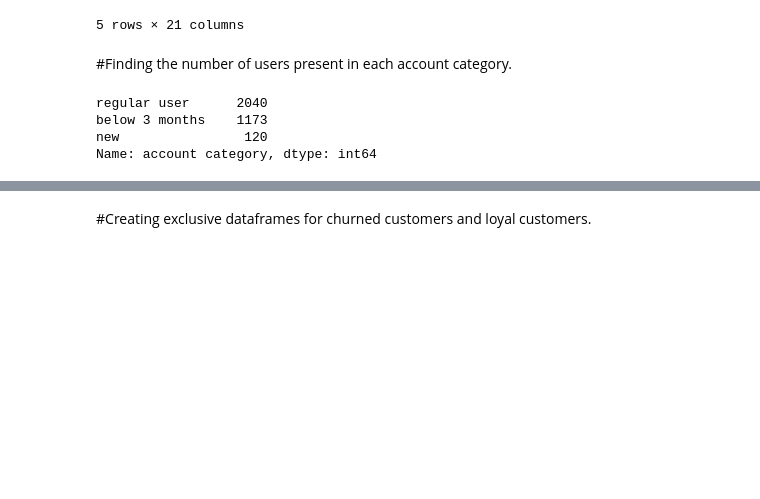
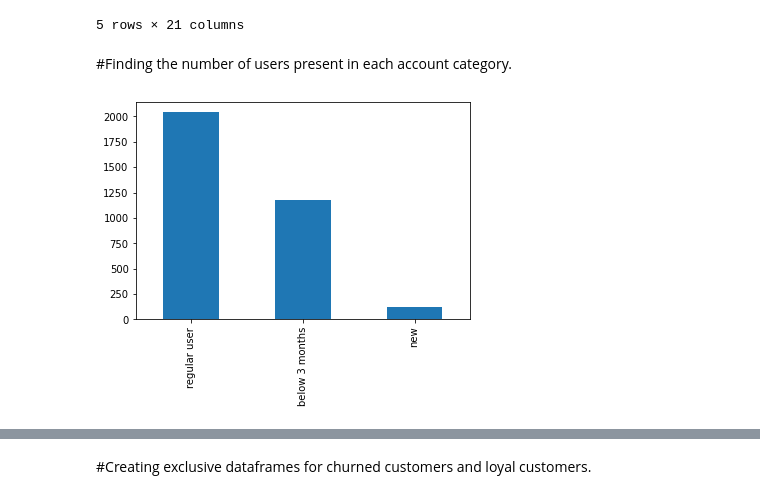
Before and after one commit to Ashvin-Vargez/Telecom-Churn-Analysis-EDA-Project-, a Jupyter notebook: eda_Telecom_Churn_Analysis_Capstone_Project.ipynb, the cells around one changed output, grey strips where cells are left out. Saved outputs shown, nothing was run; the diff lists cells and outputs as text; code cells hidden in the pictures; blank space fills up the shorter version.

```diff
--- a/eda_Telecom_Churn_Analysis_Capstone_Project.ipynb
+++ b/eda_Telecom_Churn_Analysis_Capstone_Project.ipynb
@@ -162,10 +169,9 @@ df_tel.head()
 5 rows × 21 columns
 # %% [markdown]
 #Finding the number of users present in each account category.
-# %%
-df_tel['account category'].value_counts()
-# %% [output]
-regular user      2040
-below 3 months    1173
-new                120
-Name: account category, dtype: int64
+# %%
+user_count = df_tel['account category'].value_counts()
+user_count.plot(kind = 'bar')
+plt.show()
+# %% [output]
+[figure, added]
```
Also changed, not shown: parts of 60 cells of this notebook.
